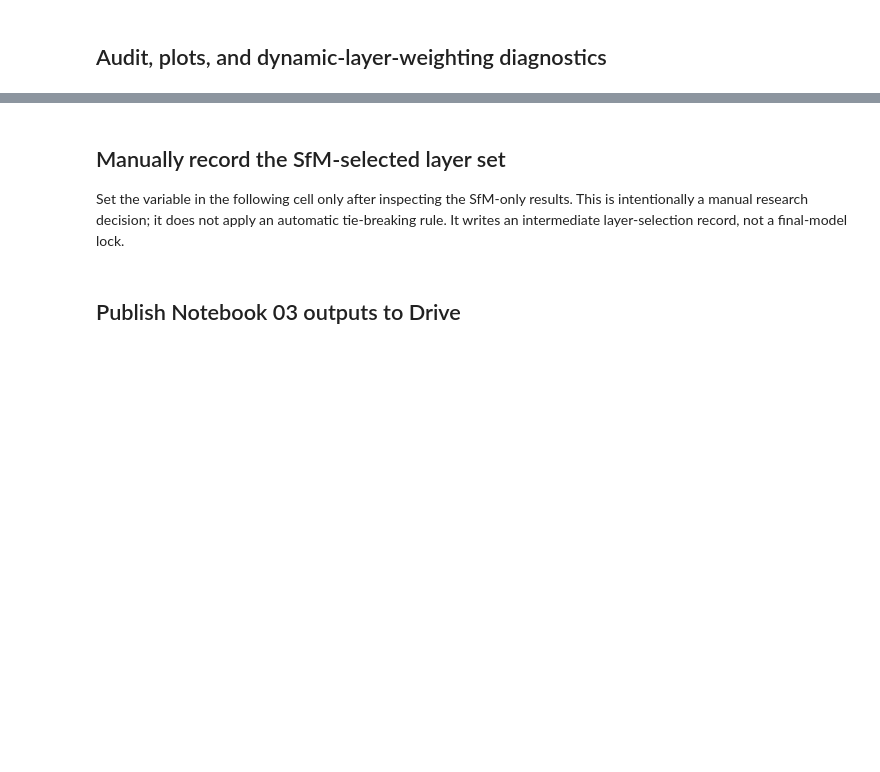
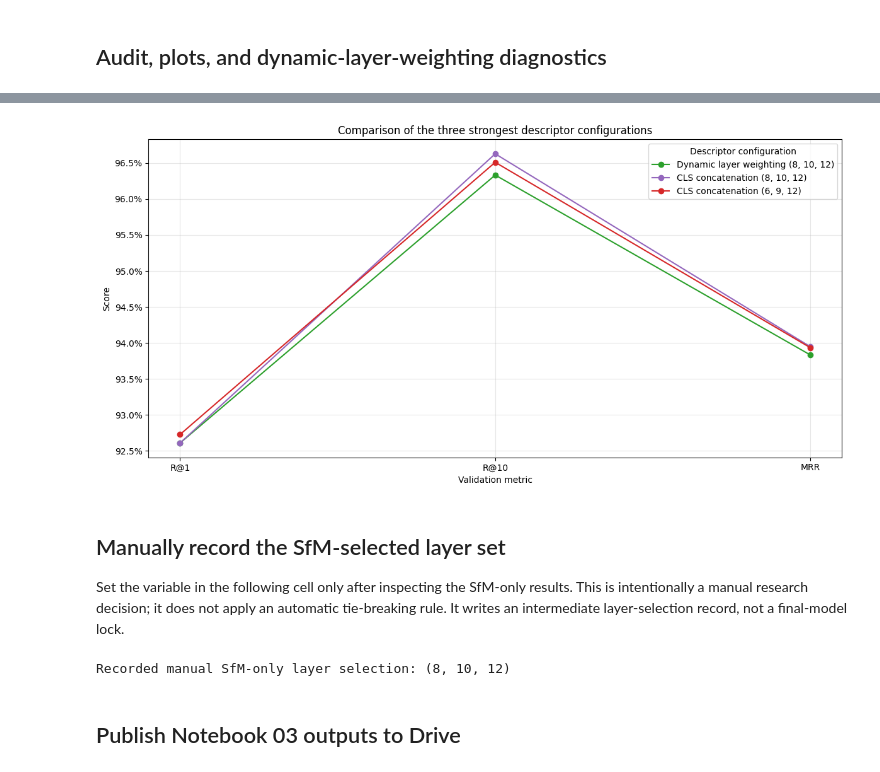
Before and after one commit to armin-faraji/LightweightCBIR, a Jupyter notebook: notebooks/03_layer_set_selection.ipynb, the cells around one changed output, grey strips where cells are left out. Saved outputs shown, nothing was run; the diff lists cells and outputs as text; code cells hidden in the pictures; blank space fills up the shorter version.

```diff
--- a/notebooks/03_layer_set_selection.ipynb
+++ b/notebooks/03_layer_set_selection.ipynb
@@ -502,3 +708,79 @@ write_experiment_summary()
+# %%
+import matplotlib.pyplot as plt
+from IPython.display import display
+from matplotlib.ticker import PercentFormatter
+
+from cbir.plotting import SeriesData, plot_series
+
+
+comparison_experiments = {
+    "Dynamic layer weighting (8, 10, 12)": "dynamic_layer_weighting_8_10_12",
+    "CLS concatenation (8, 10, 12)": "cls_concat_8_10_12",
+    "CLS concatenation (6, 9, 12)": "cls_concat_6_9_12",
+}
+
+metric_definitions = [
+    ("val_recall_at_1", "R@1"),
+    ("val_recall_at_10", "R@10"),
+    ("val_mrr", "MRR"),
+]
+
+missing = [
+    name
+    for name in comparison_experiments.values()
+    if name not in ablation_results
+]
+if missing:
+    raise RuntimeError(f"Run these experiments first: {missing}")
+
+x_positions = list(range(len(metric_definitions)))
+metric_labels = [label for _, label in metric_definitions]
+
+comparison_series = {
+    display_label: SeriesData(
+        x=x_positions,
+        y=[
+            ablation_results[experiment_name]["best_epoch_metrics"][metric_key]
+            for metric_key, _ in metric_definitions
+        ],
+    )
+    for display_label, experiment_name in comparison_experiments.items()
+}
+
+colors = {
+    "Dynamic layer weighting (8, 10, 12)": "#2ca02c",
+    "CLS concatenation (8, 10, 12)": "#9467bd",
+    "CLS concatenation (6, 9, 12)": "#d62728",
+}
+
+all_metric_values = [
+    value
+    for series_data in comparison_series.values()
+    for value in series_data.y
+]
+
+figure, axis = plot_series(
+    comparison_series,
+    title="Comparison of the three strongest descriptor configurations",
+    xlabel="Validation metric",
+    ylabel="Score",
+    colors=colors,
+    legend_title="Descriptor configuration",
+    fig_size=(12, 6),
+    save_path=ARTIFACT_RUN.path_for(
+        "figures/selected_configurations_r1_r10_mrr.png"
+    ),
+)
+
+axis.set_xticks(x_positions)
+axis.set_xticklabels(metric_labels)
+axis.yaxis.set_major_formatter(PercentFormatter(xmax=1.0, decimals=1))
+axis.set_ylim(min(all_metric_values) - 0.002, max(all_metric_values) + 0.002)
+
+display(figure)
+plt.close(figure)
+# %% [output]
+[figure, added]
 # %% [markdown]
 ## Manually record the SfM-selected layer set
 
@@ -511,7 +793,7 @@ from cbir.utils import atomic_write_json
 
 # Select the layer set manually after inspecting only the SfM results above.
 # Example: SELECTED_LAYER_SET_ONE_BASED = (8, 10, 12)
-SELECTED_LAYER_SET_ONE_BASED = None
+SELECTED_LAYER_SET_ONE_BASED = (8, 10, 12)
 
 if SELECTED_LAYER_SET_ONE_BASED is None:
     print('No layer set recorded yet. Inspect the SfM-only outputs, set SELECTED_LAYER_SET_ONE_BASED, then rerun this cell.')
@@ -533,6 +815,8 @@ else:
     atomic_write_json(layer_selection_path, layer_selection)
     ARTIFACT_RUN.write_json('layer_selection.json', layer_selection)
     print('Recorded manual SfM-only layer selection:', chosen_layers)
+# %% [output]
+Recorded manual SfM-only layer selection: (8, 10, 12)
 # %% [markdown]
 ## Publish Notebook 03 outputs to Drive
 # %%
```
Also changed, not shown: parts of 12 cells of this notebook.
